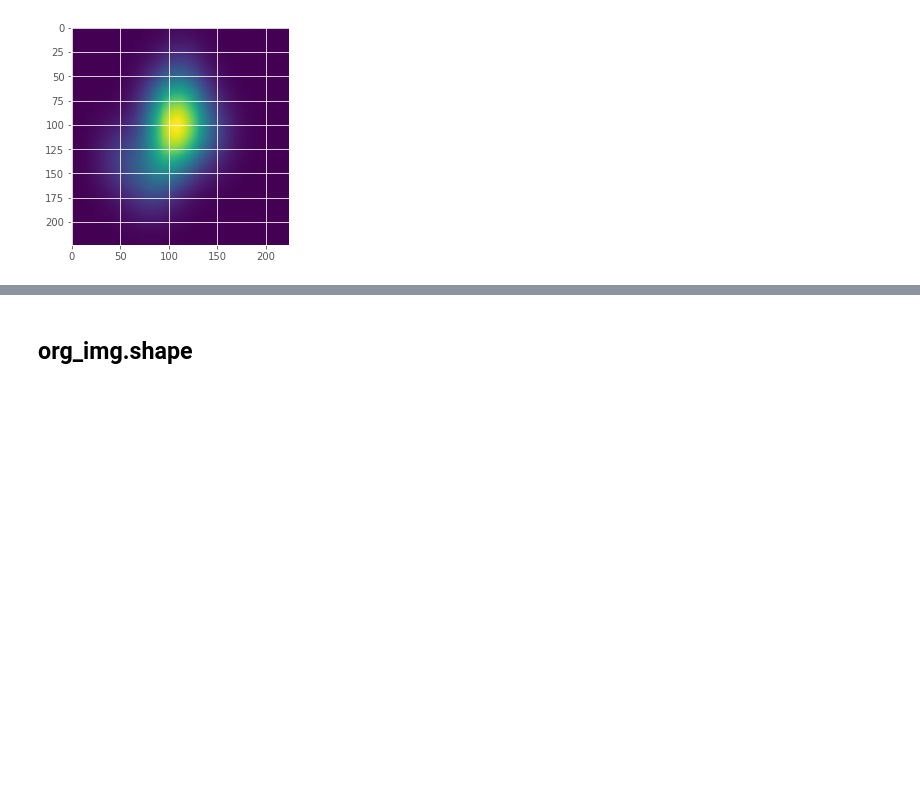
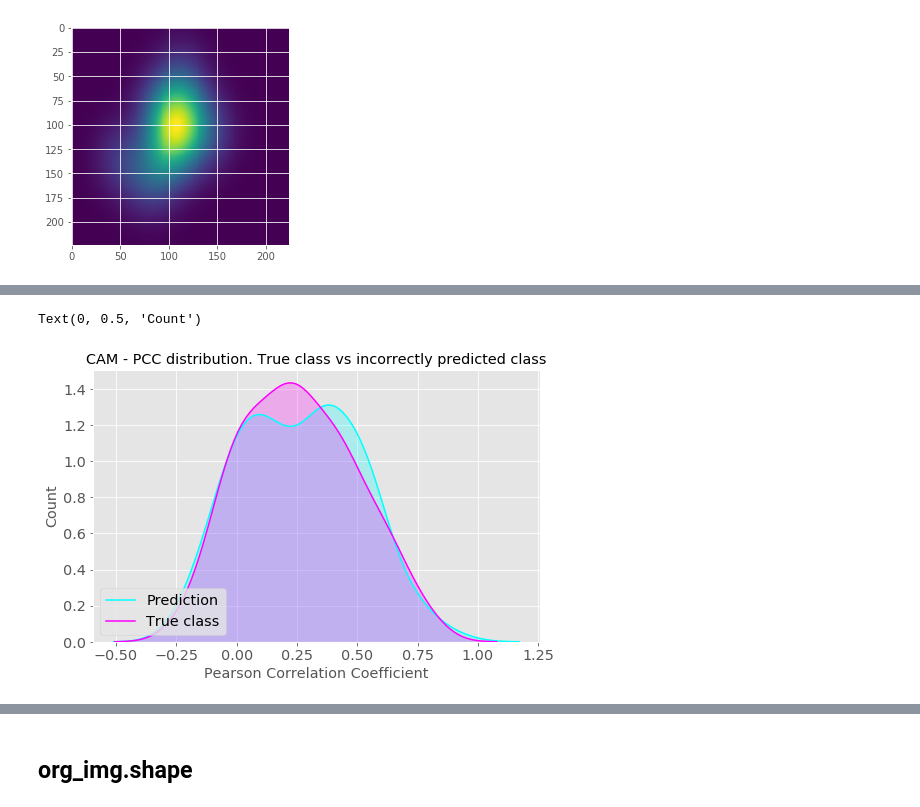
Before and after one commit to m3h0w/visual-attention-cnn-and-eye-tracking, a Jupyter notebook: cam/Global Pooling CNN Vis.ipynb, the cells around one changed output, grey strips where cells are left out. Cells and saved outputs as stored; diff of their text form; code cells hidden in the pictures; blank space fills up the shorter version.

```diff
--- a/cam/Global Pooling CNN Vis.ipynb
+++ b/cam/Global Pooling CNN Vis.ipynb
@@ -786,0 +658,3 @@ plt.imshow(a)
+# %%
+string_to_int_classmap = class_map
+int_to_string_classmap = {value: key for key, value in class_map.items()}
@@ -786,0 +745,11 @@ plt.imshow(a)
+# %%
+c1,c2 = 'magenta', 'cyan'
+fig = sns.kdeplot(df[np.logical_not(correct_mask)]['cam_first_prob_pcc'], shade=True, color=c2, label='Prediction')
+fig = sns.kdeplot(df[np.logical_not(correct_mask)]['cam_true_class_pcc'], shade=True, color=c1, label='True class')
+plt.legend(loc=3)
+plt.title("CAM - PCC distribution. True class vs incorrectly predicted class")
+plt.xlabel("Pearson Correlation Coefficient")
+plt.ylabel("Count")
+# %% [output]
+Text(0, 0.5, 'Count')
+[figure, added]
```
Also changed, not shown: parts of 17 cells of this notebook, 5 other files.
